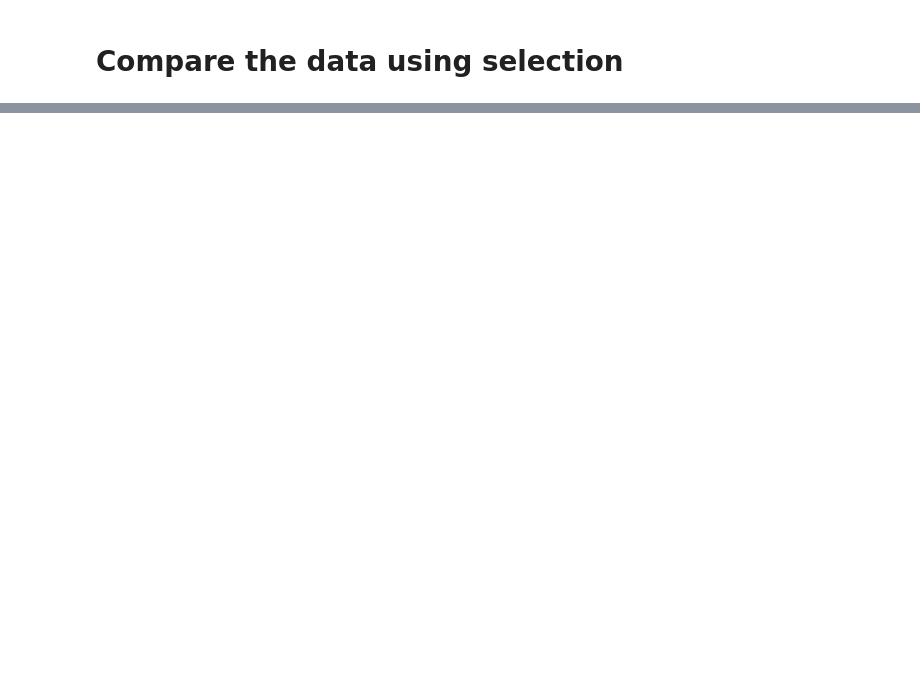
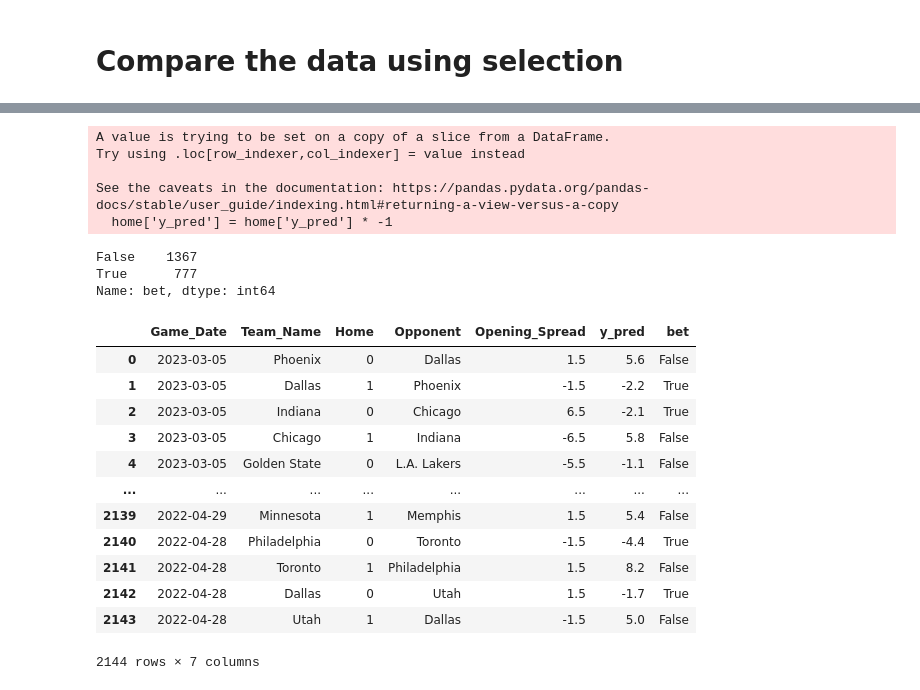
Before and after one commit to alecmatt5/nba_betting_analysis, a Jupyter notebook: backend/notebooks/secondary_model_alec.ipynb, the cells around one changed output, grey strips where cells are left out. Drawn from its saved outputs; the diff is of its cells as text; code cells hidden in the pictures; blank space fills up the shorter version.

```diff
--- a/backend/notebooks/secondary_model_alec.ipynb
+++ b/backend/notebooks/secondary_model_alec.ipynb
@@ -252,0 +222,14 @@ sns.histplot(y_pred['PLUS_MINUS'])
+# %%
+home = compare[compare['Home'] == 1]
+away = compare[compare['Home'] == 0]
+# %%
+home['y_pred'] = home['y_pred'] * -1
+# home['PLUS_MINUS'] = home['PLUS_MINUS'] * -1
+# %% [output]
+A value is trying to be set on a copy of a slice from a DataFrame.
+Try using .loc[row_indexer,col_indexer] = value instead
+
+See the caveats in the documentation: https://pandas.pydata.org/pandas-docs/stable/user_guide/indexing.html#returning-a-view-versus-a-copy
+  home['y_pred'] = home['y_pred'] * -1
+# %%
+compare = pd.concat([away, home]).sort_index()
@@ -252,0 +242,25 @@ sns.histplot(y_pred['PLUS_MINUS'])
+# %%
+compare['bet'] = np.where((compare['y_pred'] < compare['Opening_Spread']), True, False)
+# compare['win'] = np.where((compare['PLUS_MINUS'] < compare['Opening_Spread']), True, False)
+# %%
+compare['bet'].value_counts()
+# %% [output]
+False    1367
+True      777
+Name: bet, dtype: int64
+# %%
+compare
+# %% [output]
+|  | Game_Date | Team_Name | Home | Opponent | Opening_Spread | y_pred | bet |
+| 0 | 2023-03-05 | Phoenix | 0 | Dallas | 1.5 | 5.6 | False |
+| 1 | 2023-03-05 | Dallas | 1 | Phoenix | -1.5 | -2.2 | True |
+| 2 | 2023-03-05 | Indiana | 0 | Chicago | 6.5 | -2.1 | True |
+| 3 | 2023-03-05 | Chicago | 1 | Indiana | -6.5 | 5.8 | False |
+| 4 | 2023-03-05 | Golden State | 0 | L.A. Lakers | -5.5 | -1.1 | False |
+| ... | ... | ... | ... | ... | ... | ... | ... |
+| 2139 | 2022-04-29 | Minnesota | 1 | Memphis | 1.5 | 5.4 | False |
+| 2140 | 2022-04-28 | Philadelphia | 0 | Toronto | -1.5 | -4.4 | True |
+| 2141 | 2022-04-28 | Toronto | 1 | Philadelphia | 1.5 | 8.2 | False |
+| 2142 | 2022-04-28 | Dallas | 0 | Utah | 1.5 | -1.7 | True |
+| 2143 | 2022-04-28 | Utah | 1 | Dallas | -1.5 | 5.0 | False |
+2144 rows × 7 columns
```
Also changed, not shown: parts of 25 cells of this notebook, 9 other files.
